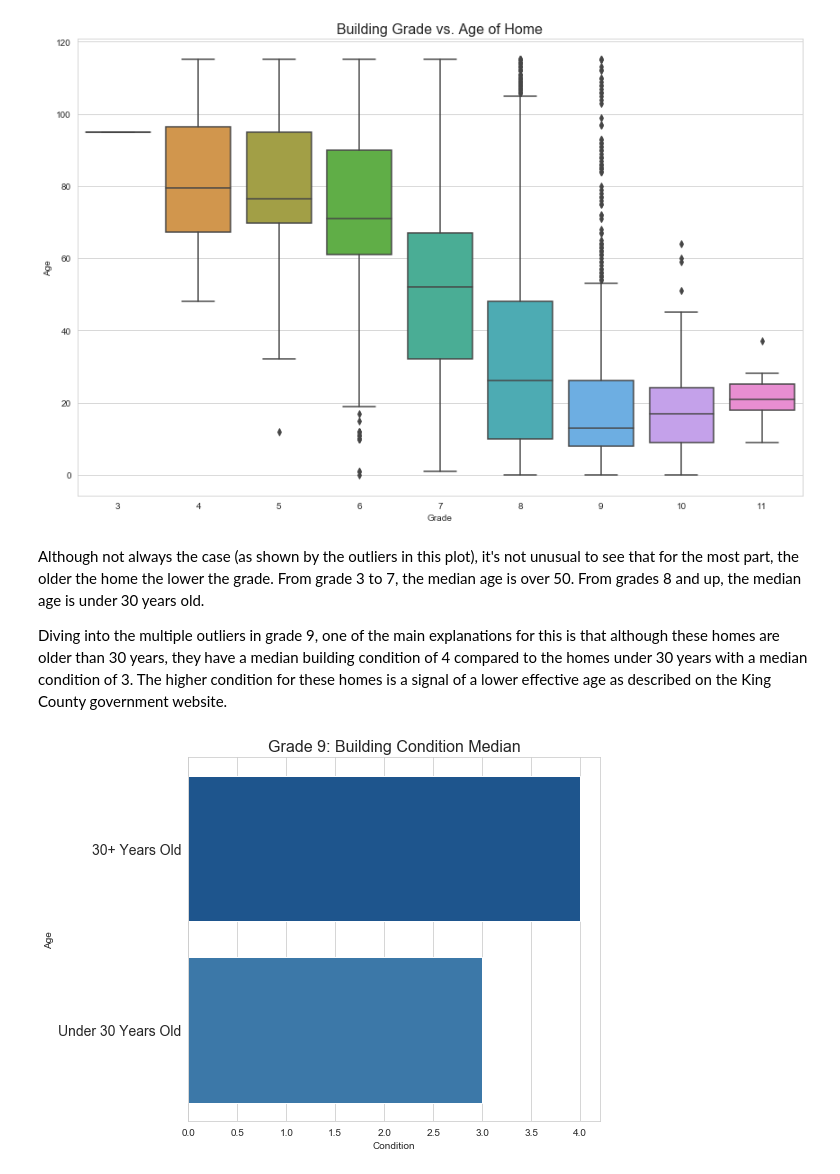
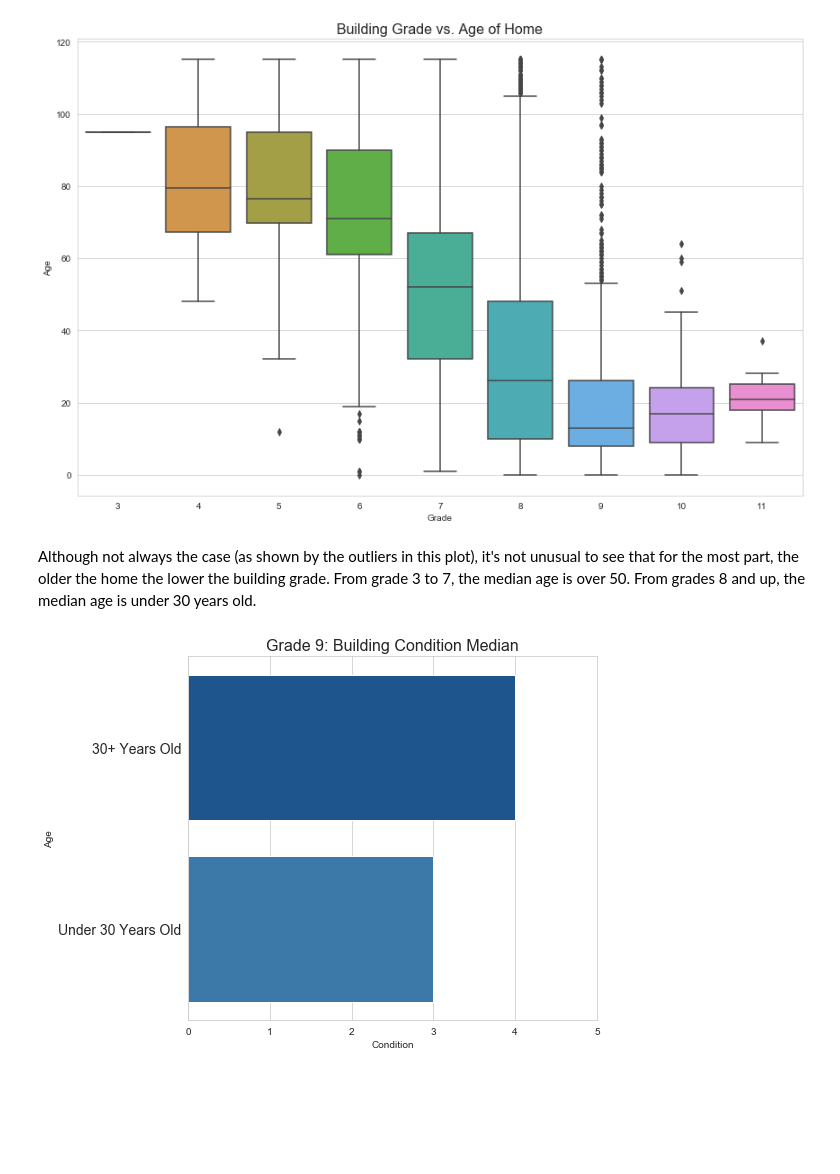
Before and after one commit to dbarth411/Multiple-Linear-Regression-King-County-Housing, a Jupyter notebook: student.ipynb, the cells around one changed output. Drawn from its saved outputs; the diff is of its cells as text; code cells hidden in the pictures; blank space fills up the shorter version.

```diff
--- a/student.ipynb
+++ b/student.ipynb
@@ -1034,3 +1052,10 @@ Warnings:
 [1] Standard Errors assume that the covariance matrix of the errors is correctly specified.
 [2] The condition number is large, 1.25e+08. This might indicate that there are
 strong multicollinearity or other numerical problems.
+# %%
+#Save model summary as image
+plt.rc('figure', figsize=(12, 7))
+plt.text(0.01, 0.05, str(smmodel.summary()), {'fontsize': 10}, fontproperties = 'monospace')
+plt.axis('off')
+plt.tight_layout()
+plt.savefig('Images/FinalModel.png')
@@ -1329,24 +1375,23 @@ plt.show()
 # %% [output]
 [figure]
 # %% [markdown]
-Although not always the case (as shown by the outliers in this plot), it's not unusual to see that for the most part, the older the home the lower the grade. From grade 3 to 7, the median age is over 50. From grades 8 and up, the median age is under 30 years old.
-
-Diving into the multiple outliers in grade 9, one of the main explanations for this is that although these homes are older than 30 years, they have a median building condition of 4 compared to the homes under 30 years with a median condition of 3. The higher condition for these homes is a signal of a lower effective age as described on the King County government website.
+Although not always the case (as shown by the outliers in this plot), it's not unusual to see that for the most part, the older the home the lower the building grade. From grade 3 to 7, the median age is over 50. From grades 8 and up, the median age is under 30 years old.
 # %%
 grade_9_30plus = df[(df['grade'] == 9) & (df['age'] >= 30)]
 grade_9_below30 = df[(df['grade'] == 9) & (df['age'] < 30)]
 
 cond_medians = [grade_9_30plus.condition.median(), grade_9_below30.condition.median()]
 x_labels = ["30+ Years Old", "Under 30 Years Old"]
 
 plt.figure(figsize=(8, 6))
 sns.barplot(cond_medians, x_labels)
 plt.title('Grade 9: Building Condition Median', fontsize=16)
 plt.yticks(fontsize=14)
+plt.xticks(range(0, 6))
 plt.xlabel('Condition')
 plt.ylabel('Age')
 plt.tight_layout()
 plt.savefig('Images/Question3b')
 plt.show()
 # %% [output]
-[figure, old version]
+[figure, new version]
```
Also changed, not shown: parts of 22 cells of this notebook, 1 other file.
